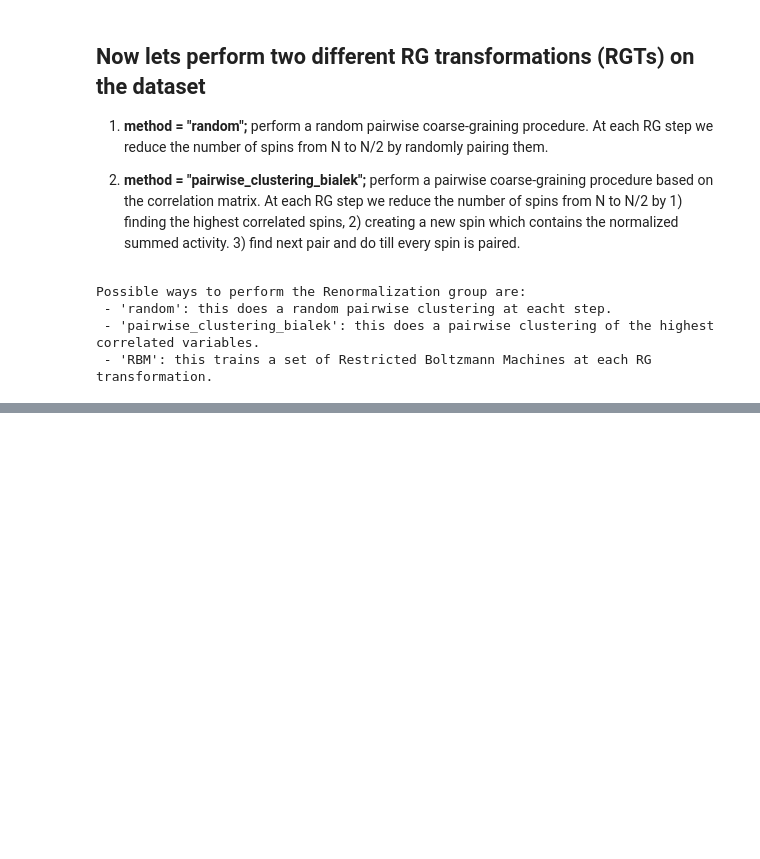
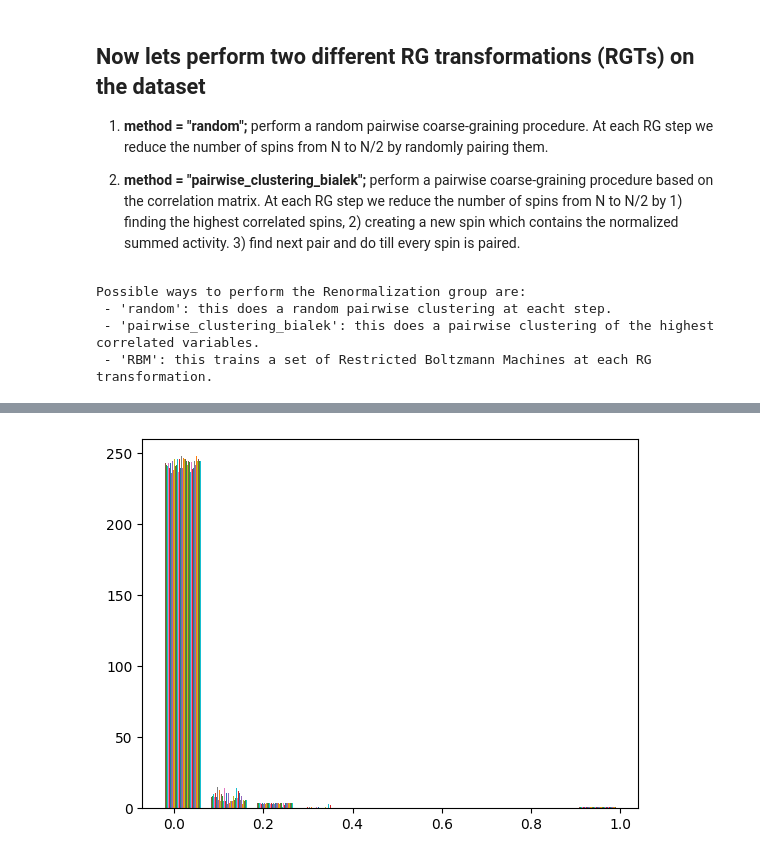
Before and after one commit to KKMGeraedts/Renormalization-Group-Bialek, a Jupyter notebook: Studying Scaling Behabiaour of Real Space RG (Bialek).ipynb, the cells around one changed output, grey strips where cells are left out. Cells and saved outputs as stored; diff of their text form; code cells hidden in the pictures; blank space fills up the shorter version.

```diff
--- a/Studying Scaling Behabiaour of Real Space RG (Bialek).ipynb
+++ b/Studying Scaling Behabiaour of Real Space RG (Bialek).ipynb
@@ -184,0 +251,7 @@ Bialek
+# %%
+pairwise_correlations = np.corrcoef(RG_random.X)
+plt.hist(pairwise_correlations)
+plt.savefig("img")
+plt.show()
+# %% [output]
+[figure, added]
```
Also changed, not shown: parts of 15 cells of this notebook, 13 other files.
